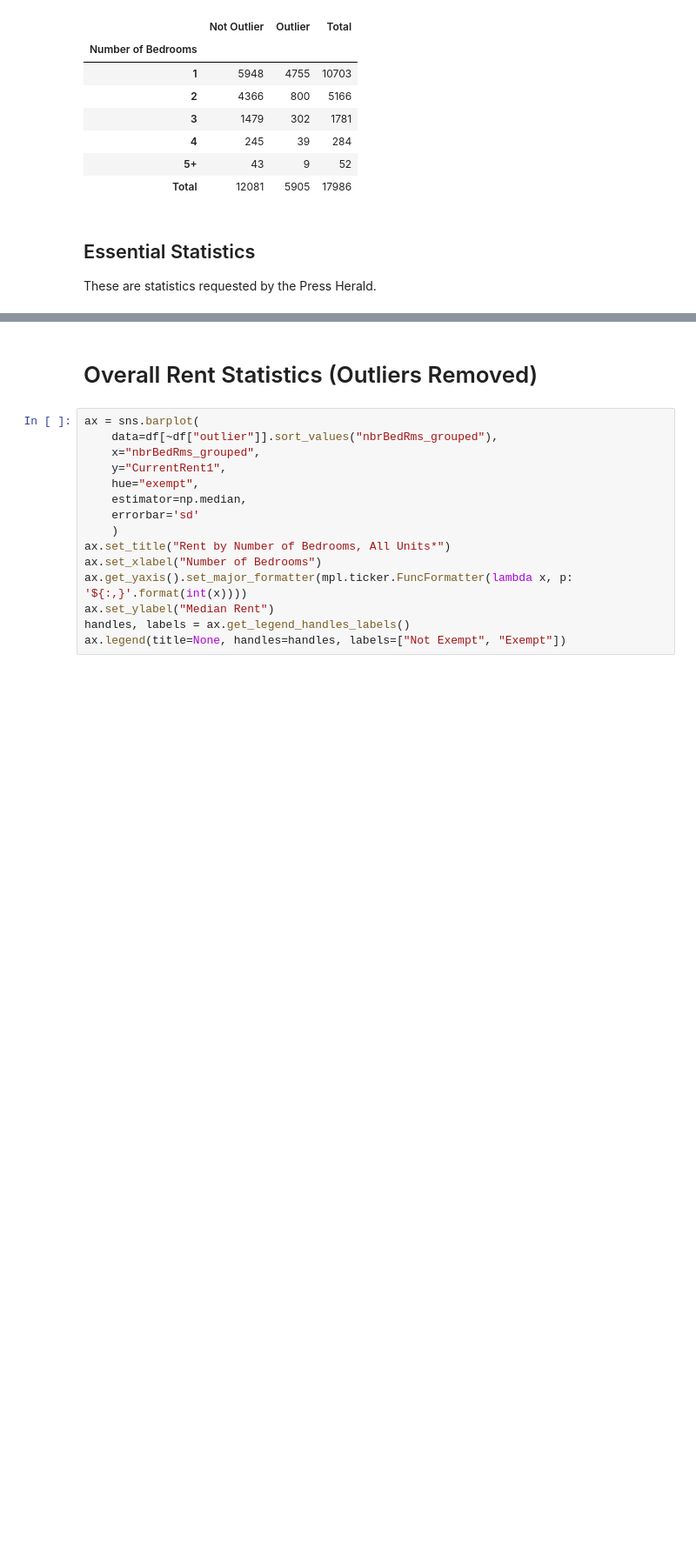
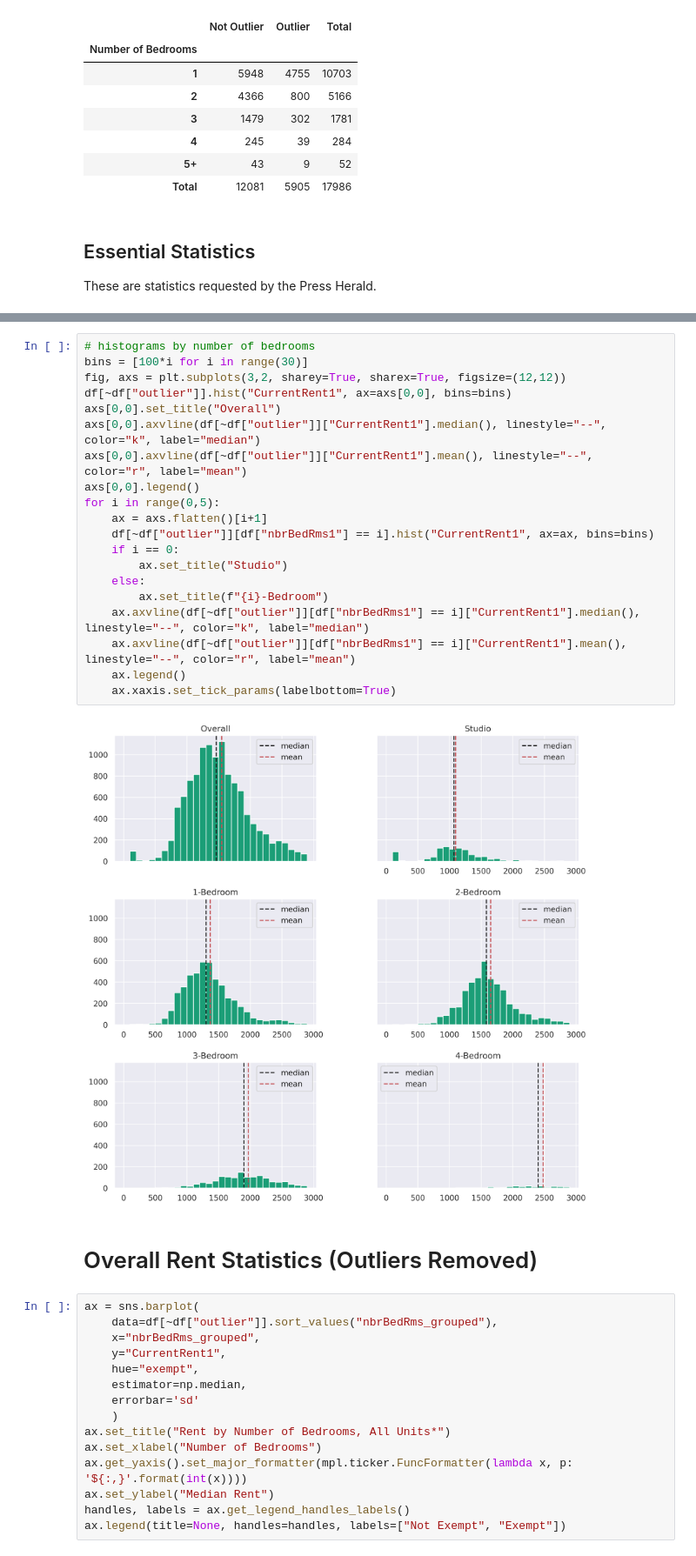
Before and after one commit to PhilipMathieu/portland-rent-board-2023, a Jupyter notebook: notebooks/2023-data.ipynb, the cells around one changed output, grey strips where cells are left out. Shown at 87% size. Saved outputs shown, nothing was run; the diff lists cells and outputs as text; blank space fills up the shorter version.

Commit message:
Update plots, stats for press herald

```diff
--- a/notebooks/2023-data.ipynb
+++ b/notebooks/2023-data.ipynb
@@ -163,6 +194,28 @@ tab.style.format('{:.1f}%')
 | Not Exempt | 27.4% | 72.6% |
 | Exempt | 50.4% | 49.6% |
 | Total | 31.4% | 68.6% |
+# %%
+# histograms by number of bedrooms
+bins = [100*i for i in range(30)]
+fig, axs = plt.subplots(3,2, sharey=True, sharex=True, figsize=(12,12))
+df[~df["outlier"]].hist("CurrentRent1", ax=axs[0,0], bins=bins)
+axs[0,0].set_title("Overall")
+axs[0,0].axvline(df[~df["outlier"]]["CurrentRent1"].median(), linestyle="--", color="k", label="median")
+axs[0,0].axvline(df[~df["outlier"]]["CurrentRent1"].mean(), linestyle="--", color="r", label="mean")
+axs[0,0].legend()
+for i in range(0,5):
+    ax = axs.flatten()[i+1]
+    df[~df["outlier"]][df["nbrBedRms1"] == i].hist("CurrentRent1", ax=ax, bins=bins)
+    if i == 0:
+        ax.set_title("Studio")
+    else:
+        ax.set_title(f"{i}-Bedroom")
+    ax.axvline(df[~df["outlier"]][df["nbrBedRms1"] == i]["CurrentRent1"].median(), linestyle="--", color="k", label="median")
+    ax.axvline(df[~df["outlier"]][df["nbrBedRms1"] == i]["CurrentRent1"].mean(), linestyle="--", color="r", label="mean")
+    ax.legend()
+    ax.xaxis.set_tick_params(labelbottom=True)
+# %% [output]
+[figure, added]
 # %% [markdown]
 # Overall Rent Statistics (Outliers Removed)
 # %%
```
Also changed, not shown: parts of 7 cells of this notebook.
